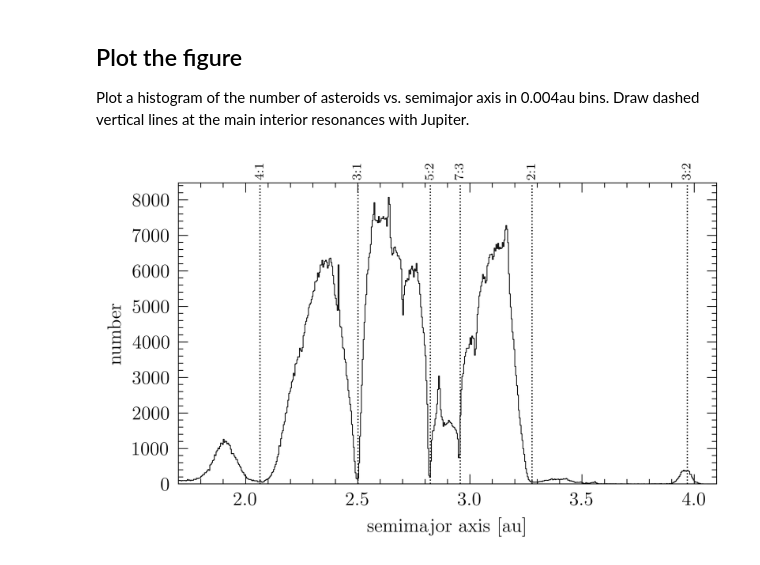
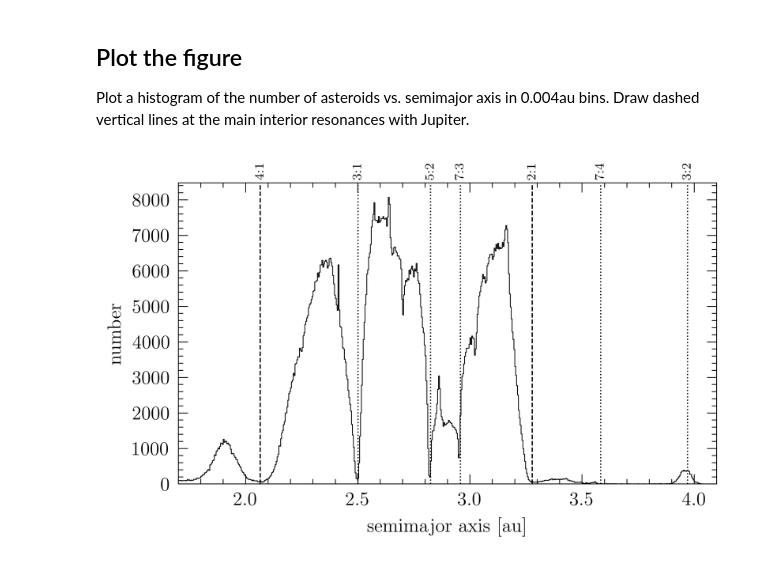
Before and after one commit to rwpogge/TeachingGraphics, a Jupyter notebook: SolarSystem/Kirkwood Gaps.ipynb, the cells around one changed output. Saved outputs shown, nothing was run; the diff lists cells and outputs as text; code cells hidden in the pictures.

```diff
--- a/SolarSystem/Kirkwood Gaps.ipynb
+++ b/SolarSystem/Kirkwood Gaps.ipynb
@@ -115,3 +101,23 @@ aJ32 = (2.0*PJup/3.0)**(2./3.)
+# %%
+aJup = 5.20288700 # au
+eJup = 0.04838624
+PJup = 4332.820129/365.25 # years
+iJup = 1.30439695
+
+# semimajor axis of a p:q resonance for perturber with semimajor axis a_p
+
+def a_pq(a_p,p,q):
+    return a_p*(p/q)**(2./3.)
+
+# Jupiter interior mean-motion resonances
+
+aJ32 = a_pq(aJup,2,3) # 3:2 etc
+aJ41 = a_pq(aJup,1,4)
+aJ31 = a_pq(aJup,1,3)
+aJ21 = a_pq(aJup,1,2)
+aJ52 = a_pq(aJup,2,5)
+aJ73 = a_pq(aJup,3,7)
+aJ74 = a_pq(aJup,4,7)
 # %% [markdown]
 ## Plot the figure
 
@@ -120,35 +126,43 @@ lines at the main interior resonances with Jupiter.
 # %%
 fig,ax = plt.subplots(figsize=(wInches,hInches),dpi=dpi)
 
 ax.tick_params('both',length=6,width=lwidth,which='major',direction='in',top='on',right='on')
 ax.tick_params('both',length=3,width=lwidth,which='minor',direction='in',top='on',right='on')
 
 # Limits
 
 ax.set_xlim(aMin,aMax)
 ax.xaxis.set_major_locator(MultipleLocator(0.5))
 ax.xaxis.set_minor_locator(MultipleLocator(0.1))
 ax.set_xlabel(r'semimajor axis [au]',fontsize=axisFontSize)
 
 ax.set_ylim(cMin,cMax)
 ax.yaxis.set_major_locator(MultipleLocator(1000))
 ax.yaxis.set_minor_locator(MultipleLocator(200))
 ax.set_ylabel(r'number',fontsize=axisFontSize)
 
 ax.step(aBin,count,'-',lw=0.5,color='black',zorder=10)
 
-# Jupiter interior resonances
+# Jupiter interior mean-motion resonances
 
-ax.vlines([aJ41,aJ31,aJ52,aJ73,aJ21,aJ32],cMin,cMax,ls=[':'],colors=['black'],lw=0.75,zorder=5)
+# The main belt is between the 4:1 and 2:1 MMRs
+
+ax.vlines([aJ41,aJ21],cMin,cMax,ls=['--'],colors=['black'],lw=0.75,zorder=5)
 ax.text(aJ41,1.01*cMax,'4:1',ha='center',va='bottom',fontsize=8,color='black',rotation=90)
+ax.text(aJ21,1.01*cMax,'2:1',ha='center',va='bottom',fontsize=8,color='black',rotation=90)
+
+# The main kirkwood gaps are at the 3:1, 5:2, and 7:3 MMRs, also indicate the
+# Cybeles (between 2:1 and 7:4) and the Hildas (3:2)
+
+ax.vlines([aJ31,aJ52,aJ73,aJ32,aJ74],cMin,cMax,ls=[':'],colors=['black'],lw=0.75,zorder=5)
 ax.text(aJ31,1.01*cMax,'3:1',ha='center',va='bottom',fontsize=8,color='black',rotation=90)
 ax.text(aJ52,1.01*cMax,'5:2',ha='center',va='bottom',fontsize=8,color='black',rotation=90)
+ax.text(aJ32,1.01*cMax,'3:2',ha='center',va='bottom',fontsize=8,color='black',rotation=90)
 ax.text(aJ73,1.01*cMax,'7:3',ha='center',va='bottom',fontsize=8,color='black',rotation=90)
-ax.text(aJ21,1.01*cMax,'2:1',ha='center',va='bottom',fontsize=8,color='black',rotation=90)
-ax.text(aJ32,1.01*cMax,'3:2',ha='center',va='bottom',fontsize=8,color='black',rotation=90)
+ax.text(aJ74,1.01*cMax,'7:4',ha='center',va='bottom',fontsize=8,color='black',rotation=90)
 
 plt.savefig(plotFile,bbox_inches='tight',facecolor='white')
 
 plt.show()
 # %% [output]
-[figure, old version]
+[figure, new version]
```
Also changed, not shown: parts of 1 cell of this notebook.
